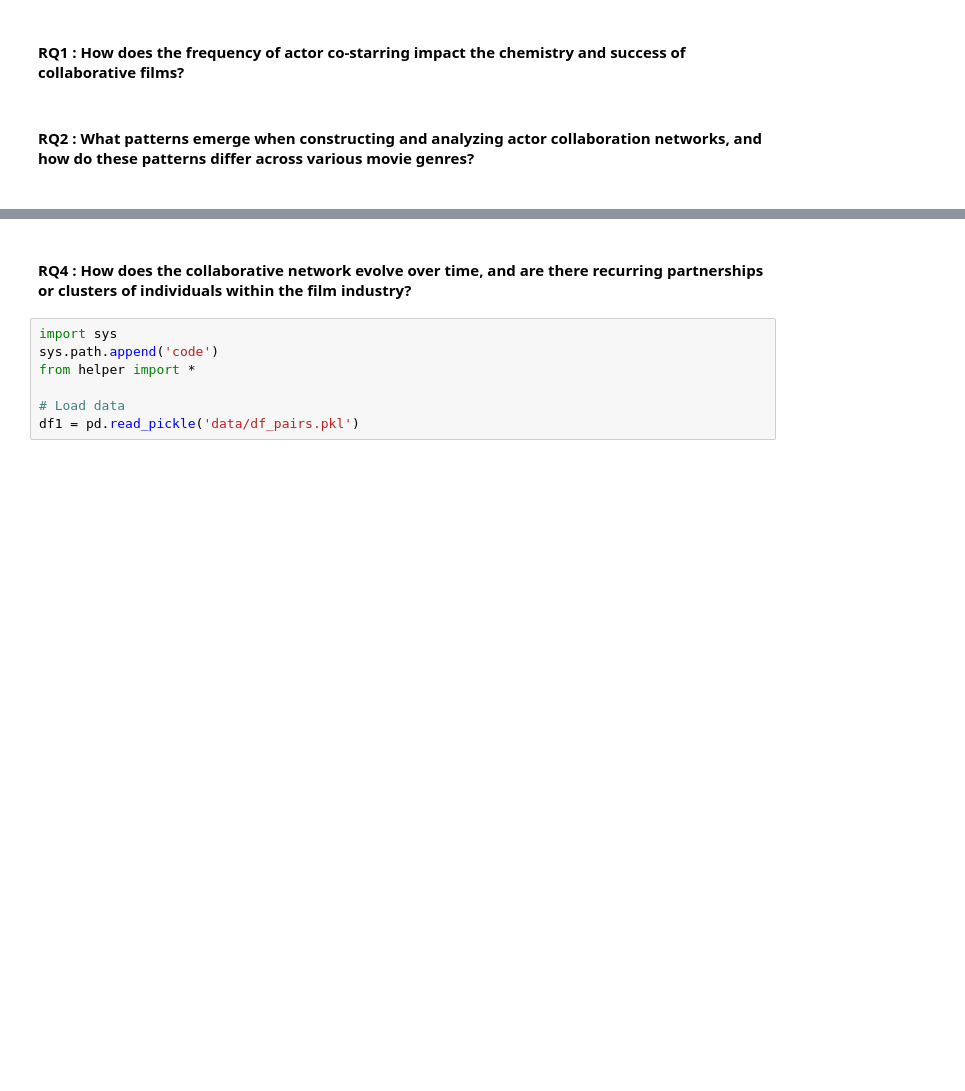
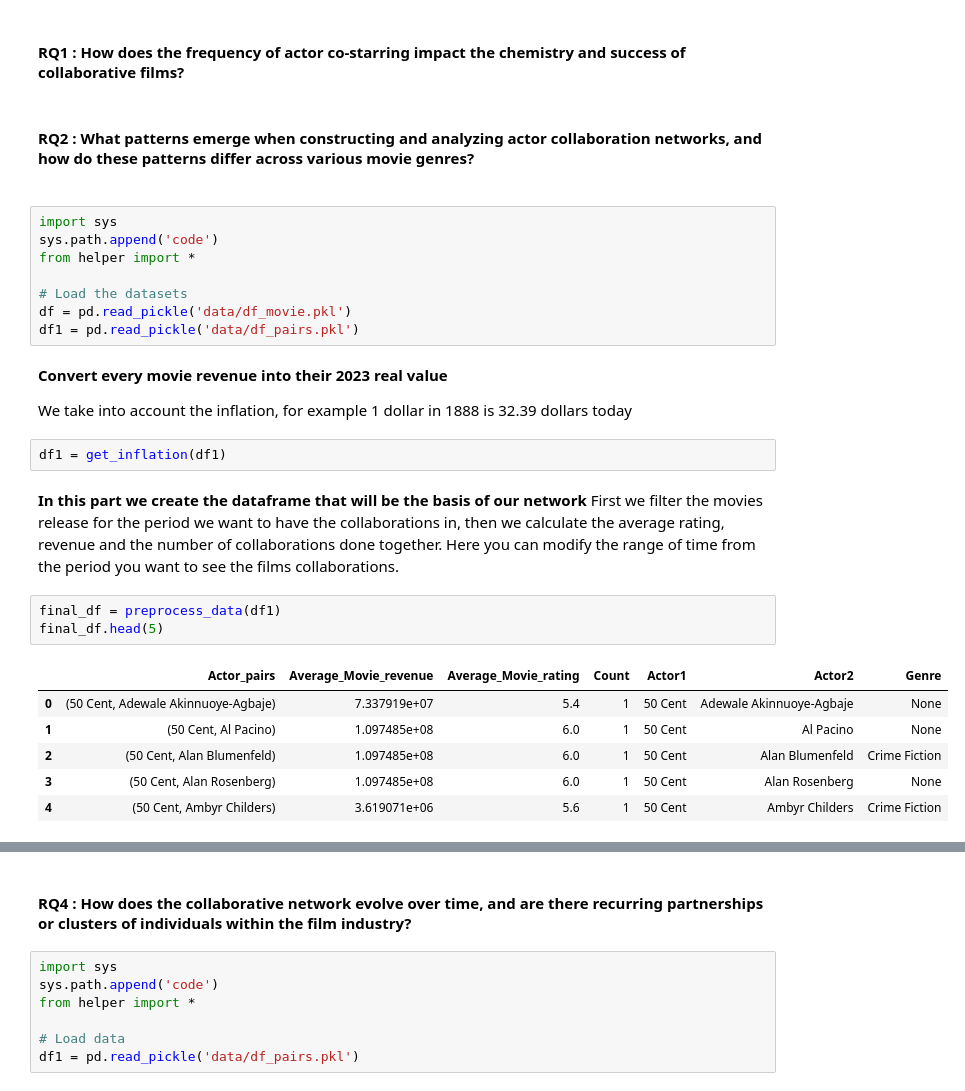
Before and after one commit to epfl-ada/ada-2023-project-patterndetectives, a Jupyter notebook: main.ipynb, the cells around one changed output, grey strips where cells are left out. Cells and saved outputs as stored; diff of their text form; blank space fills up the shorter version.

```diff
--- a/main.ipynb
+++ b/main.ipynb
@@ -934,3 +934,30 @@ Notes:
 #### RQ2 : **What patterns emerge when constructing and analyzing actor collaboration networks, and how do these patterns differ across various movie genres?**
 
 ####
+# %%
+import sys
+sys.path.append('code')
+from helper import *
+
+# Load the datasets
+df = pd.read_pickle('data/df_movie.pkl')
+df1 = pd.read_pickle('data/df_pairs.pkl')
+# %% [markdown]
+**Convert every movie revenue into their 2023 real value**
+
+We take into account the inflation, for example 1 dollar in 1888 is 32.39 dollars today
+# %%
+df1 = get_inflation(df1)
+# %% [markdown]
+ **In this part we create the dataframe that will be the basis of our network**
+ First we filter the movies release for the period we want to have the collaborations in, then we calculate the average rating, revenue and the number of collaborations done together. Here you can modify the range of time from the period you want to see the films collaborations.
+# %%
+final_df = preprocess_data(df1)
+final_df.head(5)
+# %% [output]
+|  | Actor_pairs | Average_Movie_revenue | Average_Movie_rating | Count | Actor1 | Actor2 | Genre |
+| 0 | (50 Cent, Adewale Akinnuoye-Agbaje) | 7.337919e+07 | 5.4 | 1 | 50 Cent | Adewale Akinnuoye-Agbaje | None |
+| 1 | (50 Cent, Al Pacino) | 1.097485e+08 | 6.0 | 1 | 50 Cent | Al Pacino | None |
+| 2 | (50 Cent, Alan Blumenfeld) | 1.097485e+08 | 6.0 | 1 | 50 Cent | Alan Blumenfeld | Crime Fiction |
+| 3 | (50 Cent, Alan Rosenberg) | 1.097485e+08 | 6.0 | 1 | 50 Cent | Alan Rosenberg | None |
+| 4 | (50 Cent, Ambyr Childers) | 3.619071e+06 | 5.6 | 1 | 50 Cent | Ambyr Childers | Crime Fiction |
```
Also changed, not shown: parts of 8 cells of this notebook, 5 other files.
